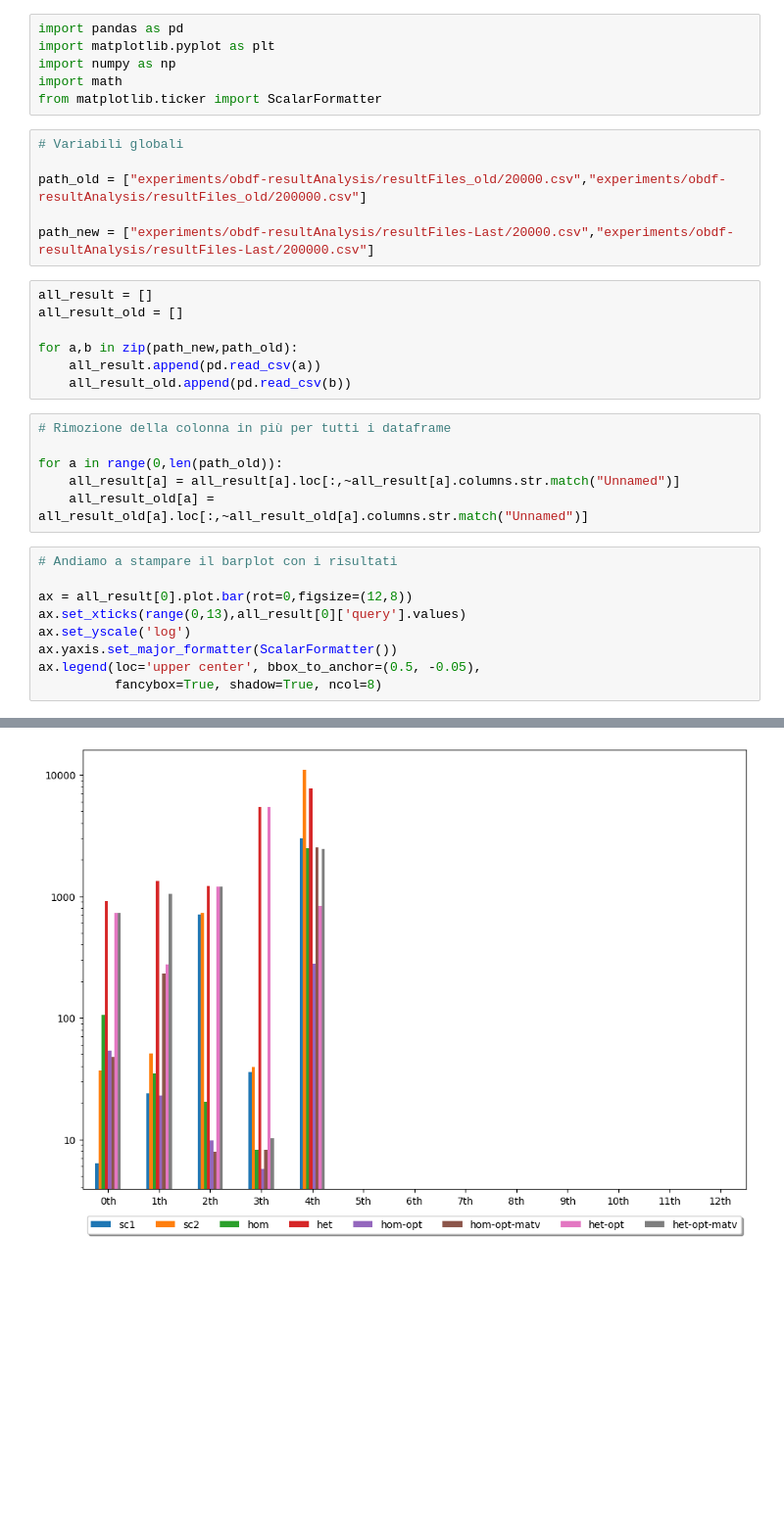
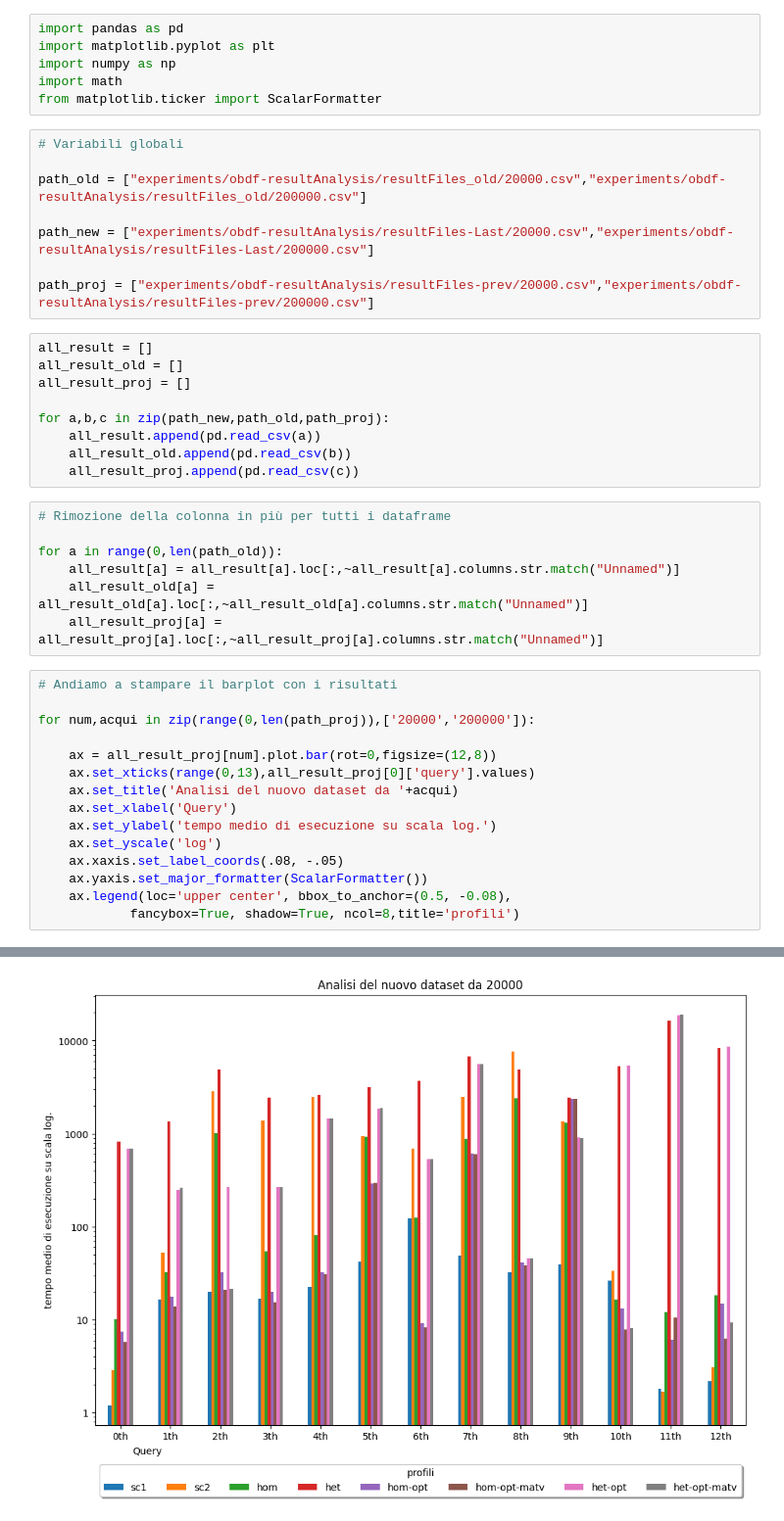
Before and after one commit to Simone-Scalella/Progetto_NewGenerationDB, a Jupyter notebook: analisi.ipynb, the cells around one changed output, grey strips where cells are left out. Shown: that part at 98% size. Drawn from its saved outputs; the diff is of its cells as text; blank space fills up the shorter version.

```diff
--- a/analisi.ipynb
+++ b/analisi.ipynb
@@ -10,26 +10,37 @@ from matplotlib.ticker import ScalarFormatter
 path_old = ["experiments/obdf-resultAnalysis/resultFiles_old/20000.csv","experiments/obdf-resultAnalysis/resultFiles_old/200000.csv"]
 
 path_new = ["experiments/obdf-resultAnalysis/resultFiles-Last/20000.csv","experiments/obdf-resultAnalysis/resultFiles-Last/200000.csv"]
+
+path_proj = ["experiments/obdf-resultAnalysis/resultFiles-prev/20000.csv","experiments/obdf-resultAnalysis/resultFiles-prev/200000.csv"]
 # %%
 all_result = []
 all_result_old = []
+all_result_proj = []
 
-for a,b in zip(path_new,path_old):
+for a,b,c in zip(path_new,path_old,path_proj):
     all_result.append(pd.read_csv(a))
     all_result_old.append(pd.read_csv(b))
+    all_result_proj.append(pd.read_csv(c))
 # %%
 # Rimozione della colonna in più per tutti i dataframe
 
 for a in range(0,len(path_old)):
     all_result[a] = all_result[a].loc[:,~all_result[a].columns.str.match("Unnamed")]
     all_result_old[a] = all_result_old[a].loc[:,~all_result_old[a].columns.str.match("Unnamed")]
+    all_result_proj[a] = all_result_proj[a].loc[:,~all_result_proj[a].columns.str.match("Unnamed")]
 # %%
 # Andiamo a stampare il barplot con i risultati
 
-ax = all_result[0].plot.bar(rot=0,figsize=(12,8))
-ax.set_xticks(range(0,13),all_result[0]['query'].values)
-ax.set_yscale('log')
-ax.yaxis.set_major_formatter(ScalarFormatter())
-ax.legend(loc='upper center', bbox_to_anchor=(0.5, -0.05),
-          fancybox=True, shadow=True, ncol=8)
+for num,acqui in zip(range(0,len(path_proj)),['20000','200000']):
+
+    ax = all_result_proj[num].plot.bar(rot=0,figsize=(12,8))
+    ax.set_xticks(range(0,13),all_result_proj[0]['query'].values)
+    ax.set_title('Analisi del nuovo dataset da '+acqui)
+    ax.set_xlabel('Query')
+    ax.set_ylabel('tempo medio di esecuzione su scala log.')
+    ax.set_yscale('log')
+    ax.xaxis.set_label_coords(.08, -.05)
+    ax.yaxis.set_major_formatter(ScalarFormatter())
+    ax.legend(loc='upper center', bbox_to_anchor=(0.5, -0.08),
+            fancybox=True, shadow=True, ncol=8,title='profili')
 # %% [output]
@@ -37 +47 @@ ax.legend(loc='upper center', bbox_to_anchor=(0.5, -0.05),
-[figure, old version]
+[figure, new version]
```
Also changed, not shown: parts of 4 cells of this notebook, 8 other files.
